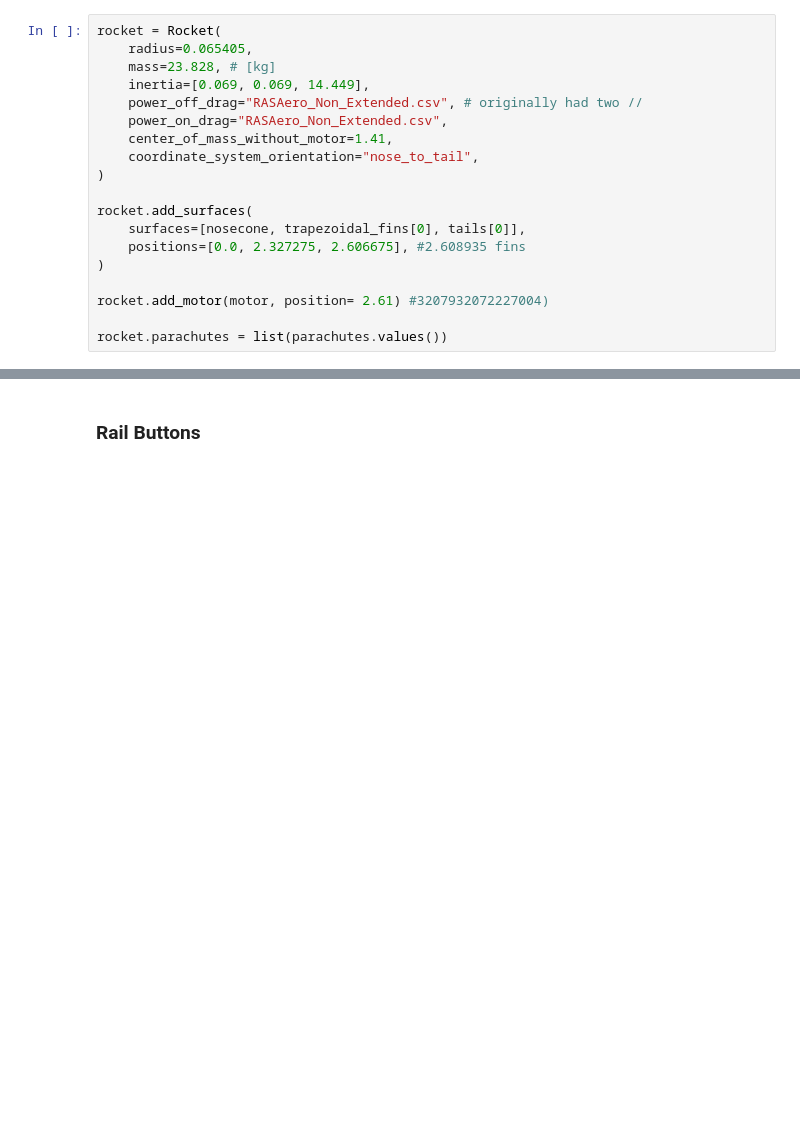
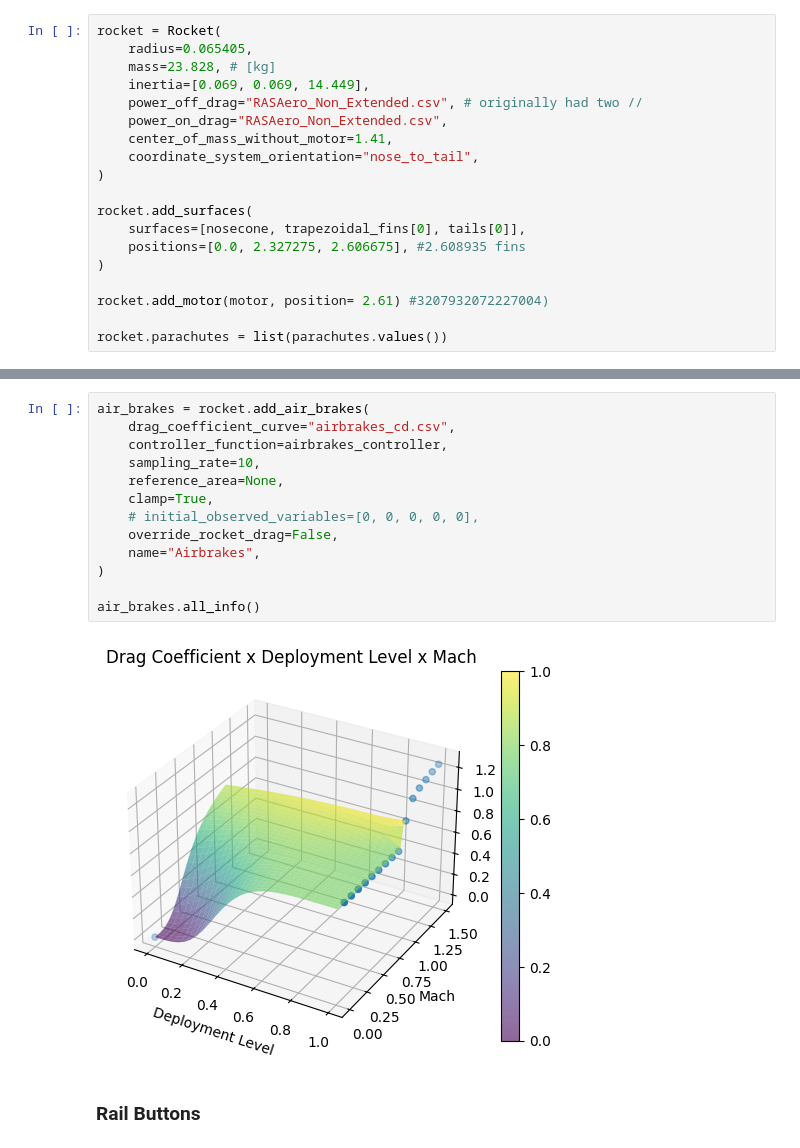
Before and after one commit to CU-Rocketry/Ve-rf-lnir, a Jupyter notebook: CompRocketSim.ipynb, the cells around one changed output, grey strips where cells are left out. Saved outputs shown, nothing was run; the diff lists cells and outputs as text; blank space fills up the shorter version.

Commit message:
the airbrakes sim is messed up

```diff
--- a/CompRocketSim.ipynb
+++ b/CompRocketSim.ipynb
@@ -201,3 +299,18 @@ rocket.draw()
+# %%
+air_brakes = rocket.add_air_brakes(
+    drag_coefficient_curve="airbrakes_cd.csv",
+    controller_function=airbrakes_controller,
+    sampling_rate=10,
+    reference_area=None,
+    clamp=True,
+    # initial_observed_variables=[0, 0, 0, 0, 0],
+    override_rocket_drag=False,
+    name="Airbrakes",
+)
+
+air_brakes.all_info()
+# %% [output]
+[figure, added]
 # %% [markdown]
 ### Rail Buttons
 # %%
```
Also changed, not shown: parts of 15 cells of this notebook, 2 other files.
